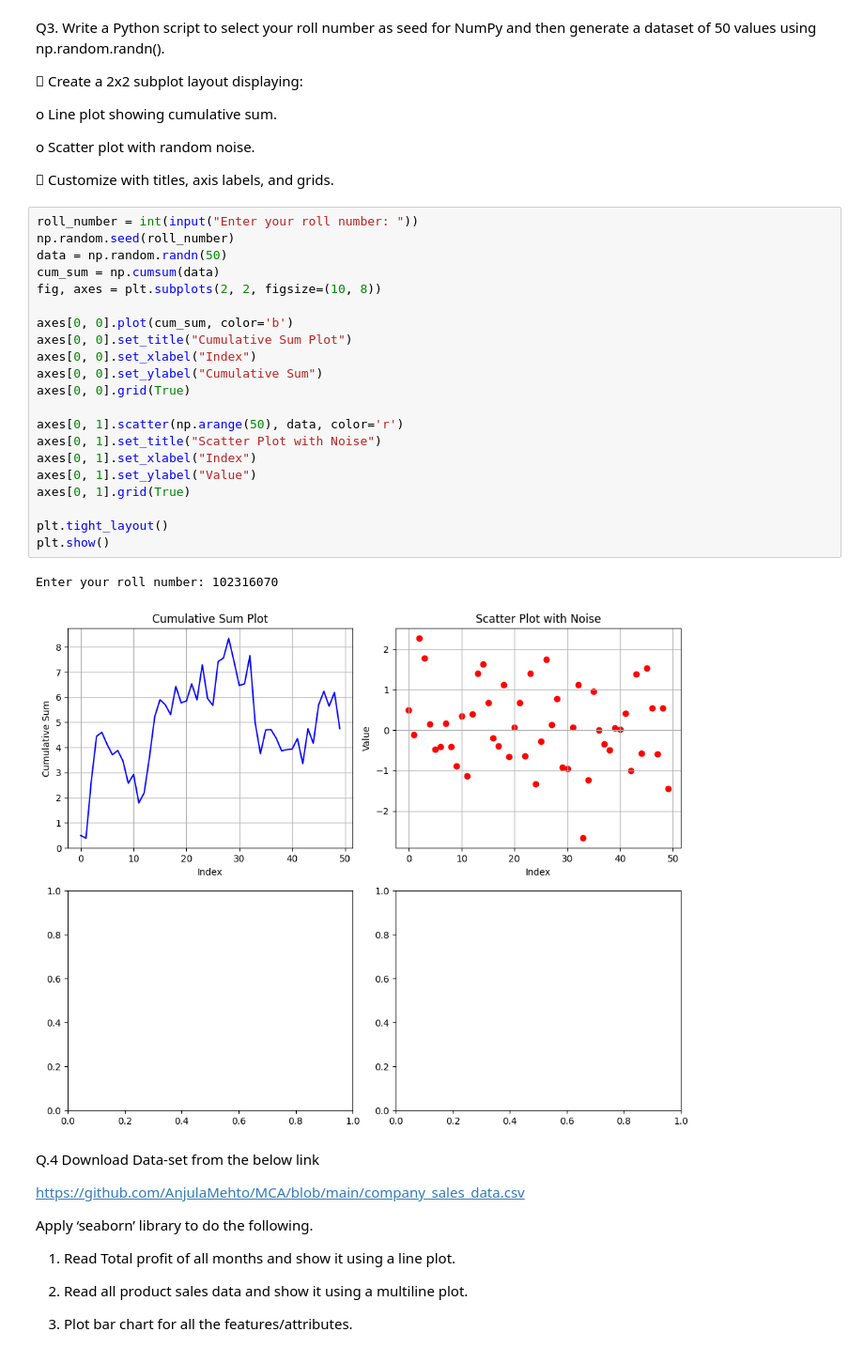
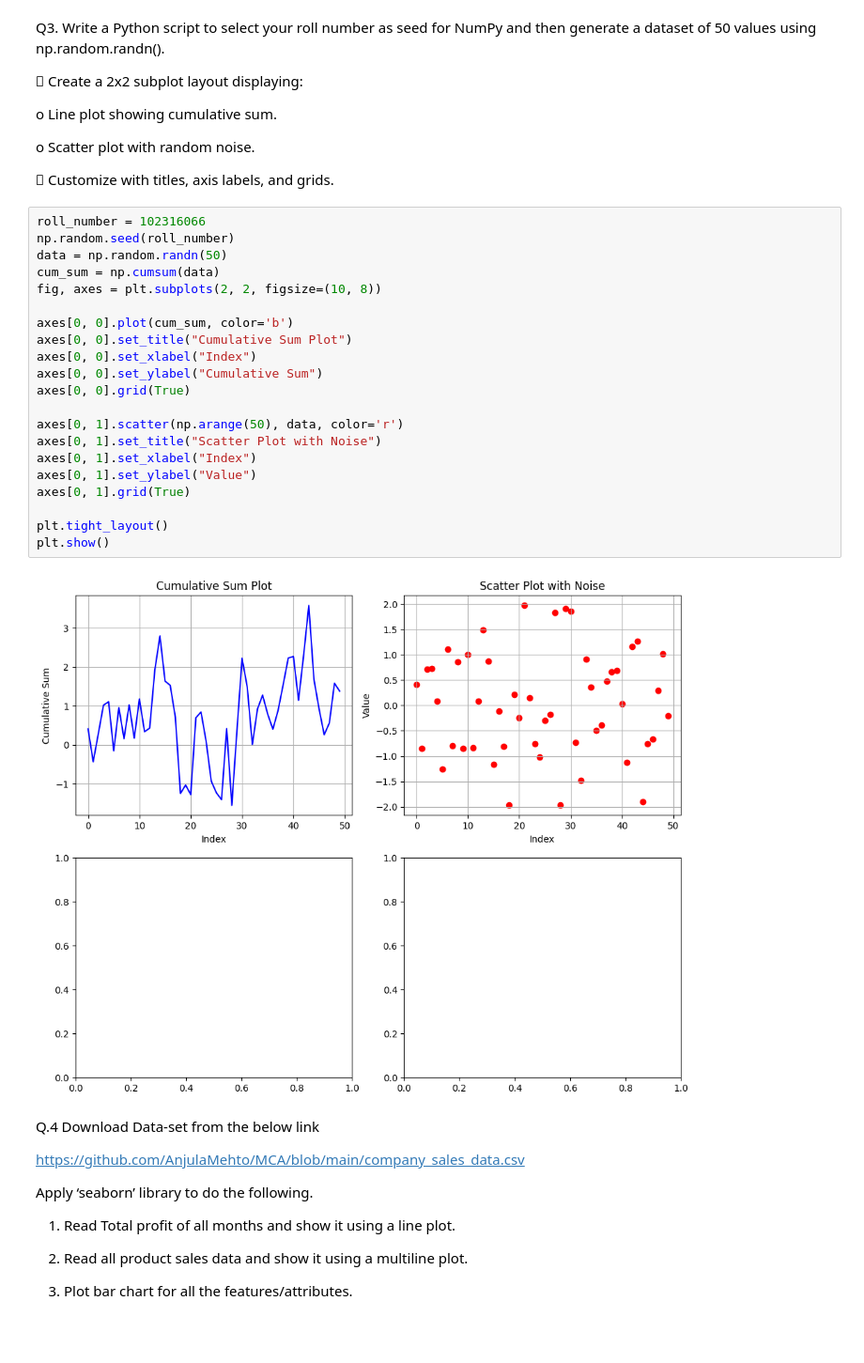
Before and after one commit to x4ddy/CC_Coursework, a Jupyter notebook: Assignment_6.ipynb, the cells around one changed output. Shown: that part at 94% size. Cells and saved outputs as stored; diff of their text form.

```diff
--- a/Assignment_6.ipynb
+++ b/Assignment_6.ipynb
@@ -86,29 +86,28 @@ o Scatter plot with random noise.
 
  Customize with titles, axis labels, and grids.
 # %%
-roll_number = int(input("Enter your roll number: "))
+roll_number = 102316066
 np.random.seed(roll_number)
 data = np.random.randn(50)
 cum_sum = np.cumsum(data)
 fig, axes = plt.subplots(2, 2, figsize=(10, 8))
 
 axes[0, 0].plot(cum_sum, color='b')
 axes[0, 0].set_title("Cumulative Sum Plot")
 axes[0, 0].set_xlabel("Index")
 axes[0, 0].set_ylabel("Cumulative Sum")
 axes[0, 0].grid(True)
 
 axes[0, 1].scatter(np.arange(50), data, color='r')
 axes[0, 1].set_title("Scatter Plot with Noise")
 axes[0, 1].set_xlabel("Index")
 axes[0, 1].set_ylabel("Value")
 axes[0, 1].grid(True)
 
 plt.tight_layout()
 plt.show()
 # %% [output]
-Enter your roll number: 102316070
-[figure, old version]
+[figure, new version]
 # %% [markdown]
 Q.4 Download Data-set from the below link
 
```
